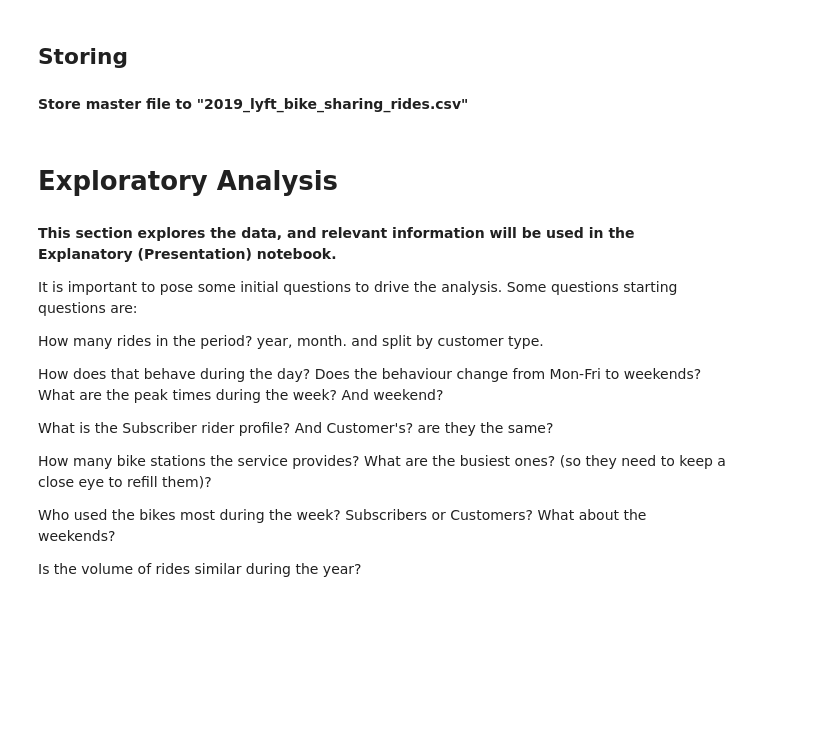
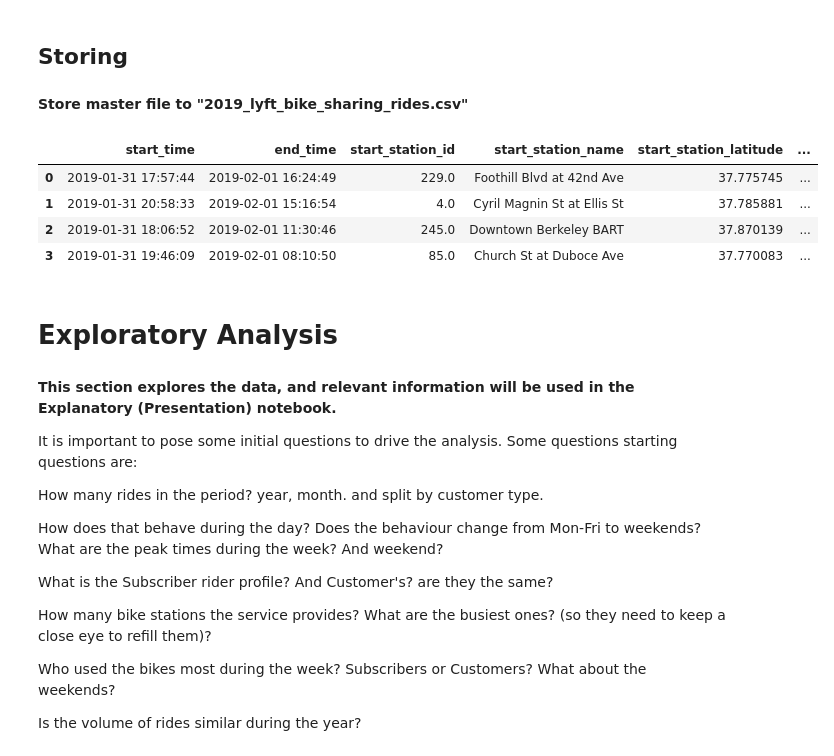
Before and after one commit to mauriciocabreira/Udacity_DAND_Final_Project_Bike_sharing_Lyft, a Jupyter notebook: DAND_Final_Project_Exploratory.ipynb, the cells around one changed output. Drawn from its saved outputs; the diff is of its cells as text; code cells hidden in the pictures; blank space fills up the shorter version.

```diff
--- a/DAND_Final_Project_Exploratory.ipynb
+++ b/DAND_Final_Project_Exploratory.ipynb
@@ -794,6 +796,12 @@ df_2019.query('end_station_id.isnull()')
 # %% [markdown]
 5-(t) Create a new column and add the distance using the start and end lat/long data points.
 # %%
+# Oh man! This below takes about 12h to run.
+#Udacity reviewer taught me another way that it took 1 second!!! See next line below!
+
+
+
+
 total_rows = df_2019.shape[0]
 one_percent = round(total_rows / 100)
 total_completed = 0
@@ -804,7 +812,7 @@ print("Start Time =", now)
 for i, line in df_2019.iterrows():
 
     #distance in 99.9km format
-    distance = round( haversine2(line['start_station_latitude'], line['start_station_longitude'], line['end_station_latitude'], line['end_station_longitude']) /1000, 2)
+    distance = round( haversine2(line['start_station_latitude'], line['start_station_longitude'], line['end_station_latitude'], line['end_station_longitude'])) /1000, 2)
     df_2019.loc[i, 'distance_in_km'] = distance
 
     if i % one_percent == 0:
@@ -853,2 +841,23 @@ memory usage: 275.5+ MB
-# %%
-df_2019 = df_2019.rename(columns={'distance_in_km': 'distance_km'})
+# %%
+import numpy as np
+def haversine2(lon1, lat1, lon2, lat2):
+    R = 6372800  # Earth radius in meters
+
+    lon1, lat1, lon2, lat2, = map(np.radians, [lon1, lat1, lon2, lat2])
+    dlon = lon2 - lon1
+    dlat = lat2 - lat1
+
+    a = np.sin(dlat/2)**2 + np.cos(lat1) * np.cos(lat2) * np.sin(dlon/2)**2
+    c = 2 * np.arcsin(np.sqrt(a))
+
+    km = 6367 * c
+    return km
+
+
+
+
+
+
+print("Start Time =", datetime.now().strftime("%H:%M:%S"))
+df_2019['distance_km'] = round(haversine2(df_2019['start_station_longitude'], df_2019['start_station_latitude'], df_2019['end_station_longitude'], df_2019['end_station_latitude']), 2)
+print("End time: ",  datetime.now().strftime("%H:%M:%S"))
@@ -932,6 +919,14 @@ df_2019.head(1)
 # %%
 df_2019.to_csv('./data/2019_lyft_bike_sharing_rides.csv',
                  index=False, encoding = 'utf-8')
+# %%
+df_2019.head(4)
+# %% [output]
+|  | start_time | end_time | start_station_id | start_station_name | start_station_latitude | ... |
+| 0 | 2019-01-31 17:57:44 | 2019-02-01 16:24:49 | 229.0 | Foothill Blvd at 42nd Ave | 37.775745 | ... |
+| 1 | 2019-01-31 20:58:33 | 2019-02-01 15:16:54 | 4.0 | Cyril Magnin St at Ellis St | 37.785881 | ... |
+| 2 | 2019-01-31 18:06:52 | 2019-02-01 11:30:46 | 245.0 | Downtown Berkeley BART | 37.870139 | ... |
+| 3 | 2019-01-31 19:46:09 | 2019-02-01 08:10:50 | 85.0 | Church St at Duboce Ave | 37.770083 | ... |
 # %% [markdown]
 <a id='exploratory'></a>
 # Exploratory Analysis
```
Also changed, not shown: parts of 15 cells of this notebook, 2 other files.
